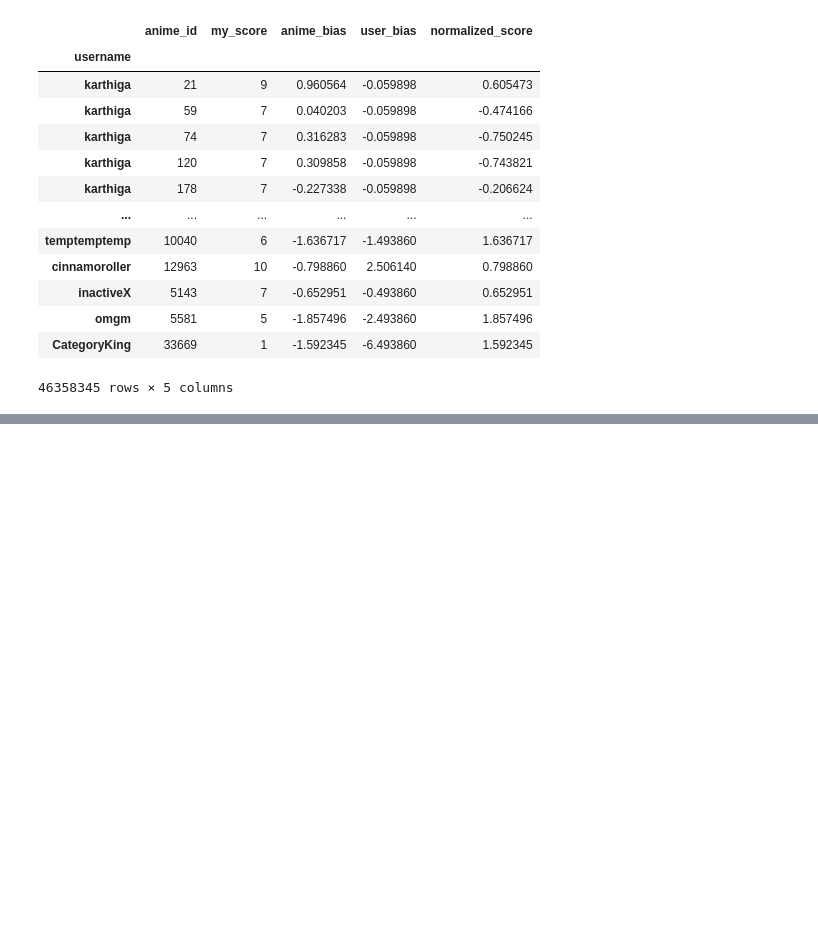
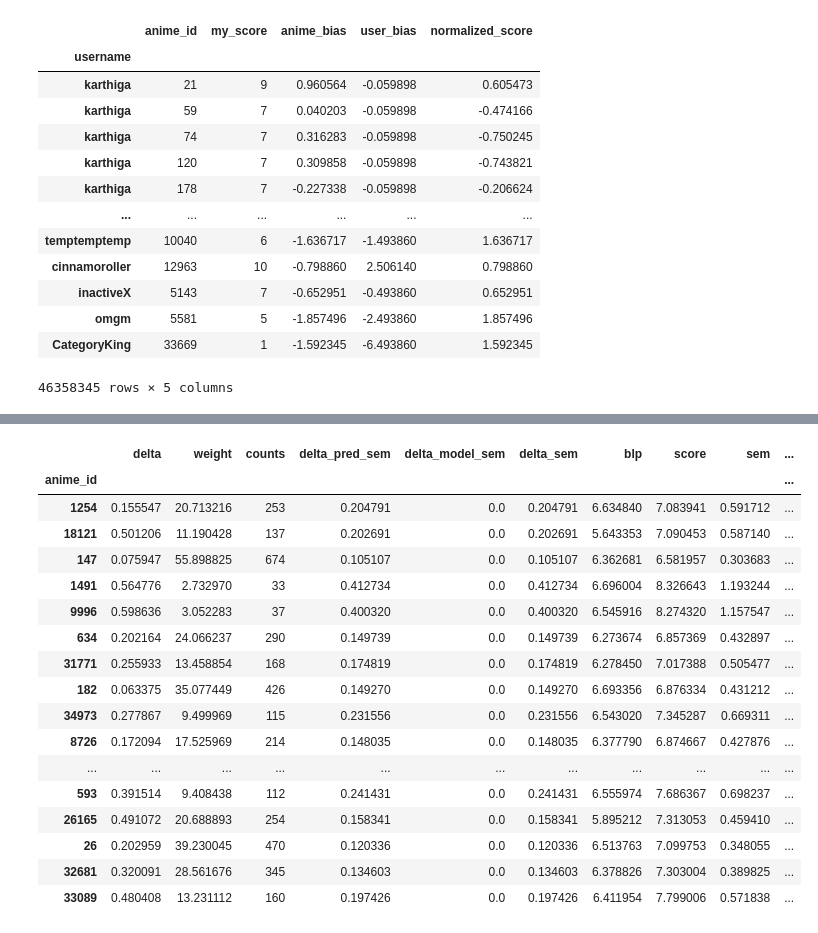
Before and after one commit to Fro116/RecommenderSystem, a Jupyter notebook: UserUserNormalization.ipynb, the cells around one changed output, grey strips where cells are left out. Saved outputs shown, nothing was run; the diff lists cells and outputs as text; code cells hidden in the pictures; blank space fills up the shorter version.

```diff
--- a/UserUserNormalization.ipynb
+++ b/UserUserNormalization.ipynb
@@ -382,0 +438,23 @@ new_recs.loc[lambda x: (x["score_upper_bound"] > 8) & (x["delta"] > 0)].sort_val
+# %%
+new_recs.loc[
+    lambda x:  (x["delta"] > 0)
+].sort_values(by="score_lower_bound")[-25:]
+# %% [output]
+|  | delta | weight | counts | delta_pred_sem | delta_model_sem | delta_sem | blp | score | sem | ... |
+| anime_id |  |  |  |  |  |  |  |  |  | ... |
+| 1254 | 0.155547 | 20.713216 | 253 | 0.204791 | 0.0 | 0.204791 | 6.634840 | 7.083941 | 0.591712 | ... |
+| 18121 | 0.501206 | 11.190428 | 137 | 0.202691 | 0.0 | 0.202691 | 5.643353 | 7.090453 | 0.587140 | ... |
+| 147 | 0.075947 | 55.898825 | 674 | 0.105107 | 0.0 | 0.105107 | 6.362681 | 6.581957 | 0.303683 | ... |
+| 1491 | 0.564776 | 2.732970 | 33 | 0.412734 | 0.0 | 0.412734 | 6.696004 | 8.326643 | 1.193244 | ... |
+| 9996 | 0.598636 | 3.052283 | 37 | 0.400320 | 0.0 | 0.400320 | 6.545916 | 8.274320 | 1.157547 | ... |
+| 634 | 0.202164 | 24.066237 | 290 | 0.149739 | 0.0 | 0.149739 | 6.273674 | 6.857369 | 0.432897 | ... |
+| 31771 | 0.255933 | 13.458854 | 168 | 0.174819 | 0.0 | 0.174819 | 6.278450 | 7.017388 | 0.505477 | ... |
+| 182 | 0.063375 | 35.077449 | 426 | 0.149270 | 0.0 | 0.149270 | 6.693356 | 6.876334 | 0.431212 | ... |
+| 34973 | 0.277867 | 9.499969 | 115 | 0.231556 | 0.0 | 0.231556 | 6.543020 | 7.345287 | 0.669311 | ... |
+| 8726 | 0.172094 | 17.525969 | 214 | 0.148035 | 0.0 | 0.148035 | 6.377790 | 6.874667 | 0.427876 | ... |
+| ... | ... | ... | ... | ... | ... | ... | ... | ... | ... | ... |
+| 593 | 0.391514 | 9.408438 | 112 | 0.241431 | 0.0 | 0.241431 | 6.555974 | 7.686367 | 0.698237 | ... |
+| 26165 | 0.491072 | 20.688893 | 254 | 0.158341 | 0.0 | 0.158341 | 5.895212 | 7.313053 | 0.459410 | ... |
+| 26 | 0.202959 | 39.230045 | 470 | 0.120336 | 0.0 | 0.120336 | 6.513763 | 7.099753 | 0.348055 | ... |
+| 32681 | 0.320091 | 28.561676 | 345 | 0.134603 | 0.0 | 0.134603 | 6.378826 | 7.303004 | 0.389825 | ... |
+| 33089 | 0.480408 | 13.231112 | 160 | 0.197426 | 0.0 | 0.197426 | 6.411954 | 7.799006 | 0.571838 | ... |
```
Also changed, not shown: parts of 24 cells of this notebook, 1 other file.
